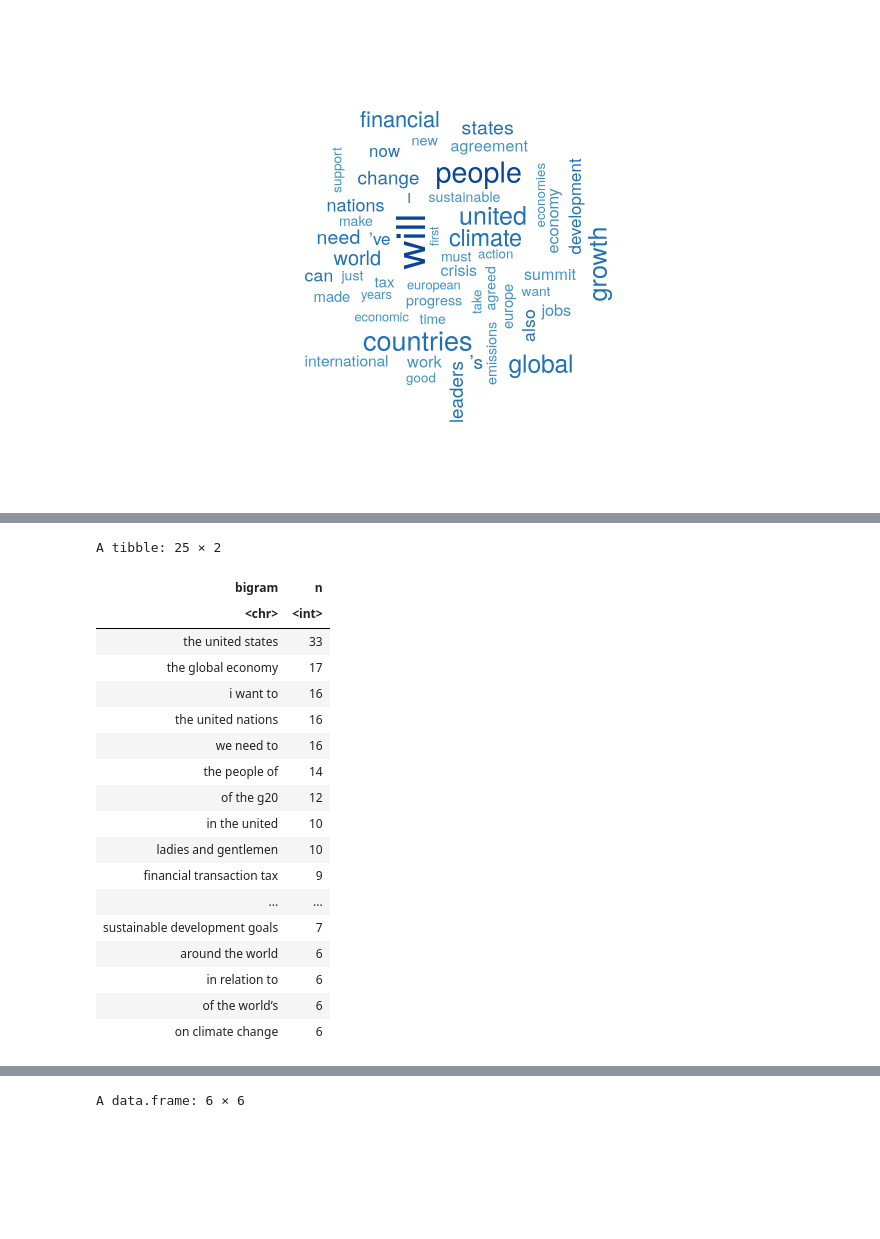
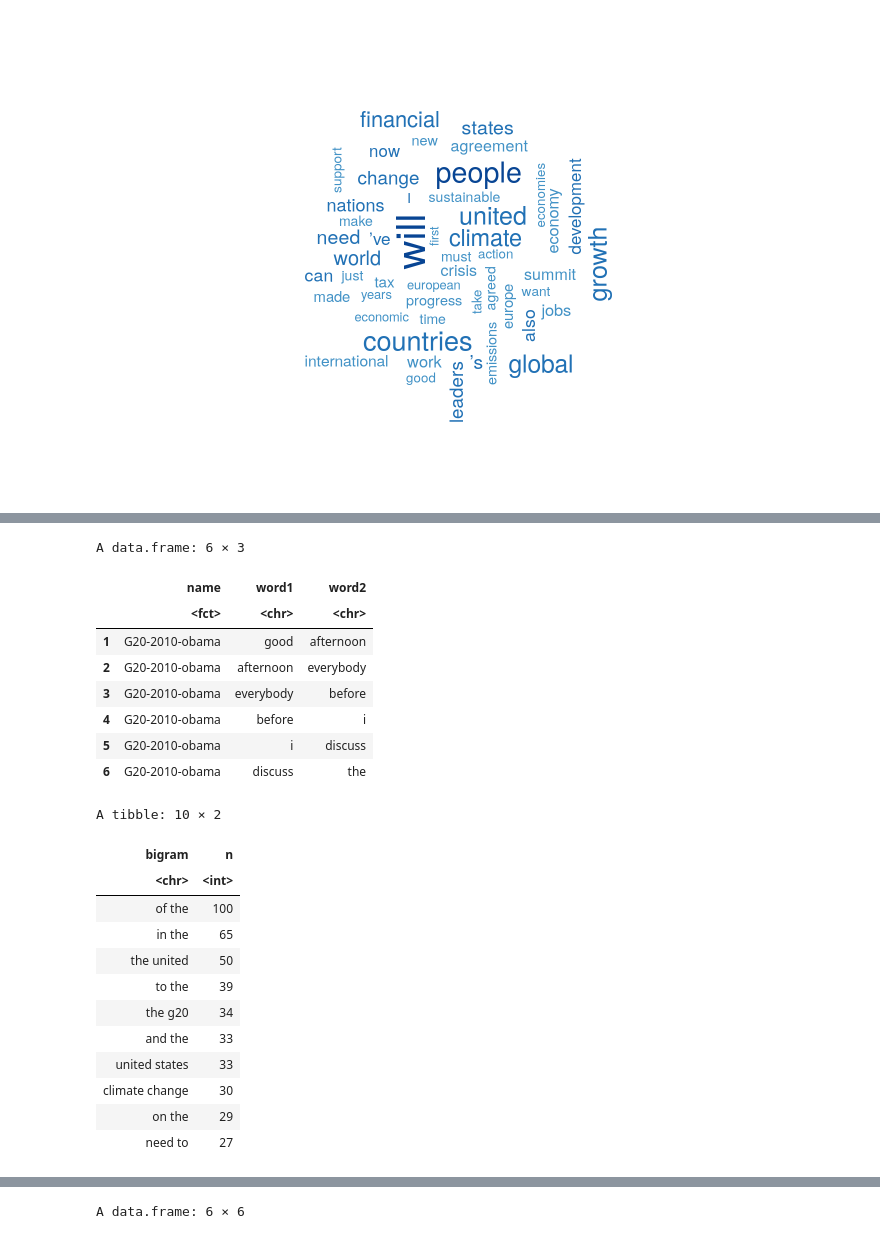
Before and after one commit to marquesarthur/research-commons-rqda-workshop, a Jupyter notebook: workshop.ipynb, the cells around one changed output, grey strips where cells are left out. Cells and saved outputs as stored; diff of their text form; code cells hidden in the pictures; blank space fills up the shorter version.

```diff
--- a/workshop.ipynb
+++ b/workshop.ipynb
@@ -288,7 +271,12 @@ In this workshop, we provide code snippets for the most common data that you may
 # %%
-transcripts <- data.frame(name = RQDAQuery("SELECT name FROM source"),
-                         text = RQDAQuery("SELECT file FROM source"))
+transcripts <- data.frame(
+    name = RQDAQuery("SELECT name FROM source"),
+    text = RQDAQuery("SELECT file FROM source")
+)
 
 file_names <- transcripts$name
 
-data <- data.frame(file=transcripts$name, text=transcripts$file)
+data <- data.frame(
+    file=transcripts$name,
+    text=transcripts$file
+)
@@ -295 +297,12 @@ data <- data.frame(file=transcripts$name, text=transcripts$file)
+# %%
+s <- strsplit(transcripts$file, split = "\n")
+
+sentences <- data.frame(
+    name = rep(transcripts$name, sapply(s, length)),
+    text = unlist(s)
+)
+
+sentences <- sentences %>%
+  filter(text != "") %>%
+  na.omit()
 # %%
@@ -316,6 +316,0 @@ Making sure that you transcribe your interviews or input files in a format that
-# %%
-s <- strsplit(transcripts$file, split = "\n")
-sentences <- data.frame(name = rep(transcripts$name, sapply(s, length)), text = unlist(s))
-sentences <- sentences %>%
-  filter(text != "") %>%
-  na.omit()
@@ -595,25 +668,31 @@ A data.frame: 6 × 3
+# %%
+head(bigrams)
+# %% [output]
+A data.frame: 6 × 3
+|  | name | word1 | word2 |
+|  | <fct> | <chr> | <chr> |
+| 1 | G20-2010-obama | good | afternoon |
+| 2 | G20-2010-obama | afternoon | everybody |
+| 3 | G20-2010-obama | everybody | before |
+| 4 | G20-2010-obama | before | i |
+| 5 | G20-2010-obama | i | discuss |
+| 6 | G20-2010-obama | discuss | the |
 # %%
 sentences %>%
-    unnest_tokens(bigram, text, token = "ngrams", n = 3) %>%
+    unnest_tokens(bigram, text, token = "ngrams", n = 2) %>%
     count(bigram, sort = TRUE) %>%
-    head(25)
+    head(10)
 # %% [output]
-A tibble: 25 × 2
+A tibble: 10 × 2
 | bigram | n |
 | <chr> | <int> |
-| the united states | 33 |
-| the global economy | 17 |
-| i want to | 16 |
-| the united nations | 16 |
-| we need to | 16 |
-| the people of | 14 |
-| of the g20 | 12 |
-| in the united | 10 |
-| ladies and gentlemen | 10 |
-| financial transaction tax | 9 |
-| ... | ... |
-| sustainable development goals | 7 |
-| around the world | 6 |
-| in relation to | 6 |
-| of the world’s | 6 |
-| on climate change | 6 |
+| of the | 100 |
+| in the | 65 |
+| the united | 50 |
+| to the | 39 |
+| the g20 | 34 |
+| and the | 33 |
+| united states | 33 |
+| climate change | 30 |
+| on the | 29 |
+| need to | 27 |
```
Also changed, not shown: parts of 104 cells of this notebook, 48 other files.
